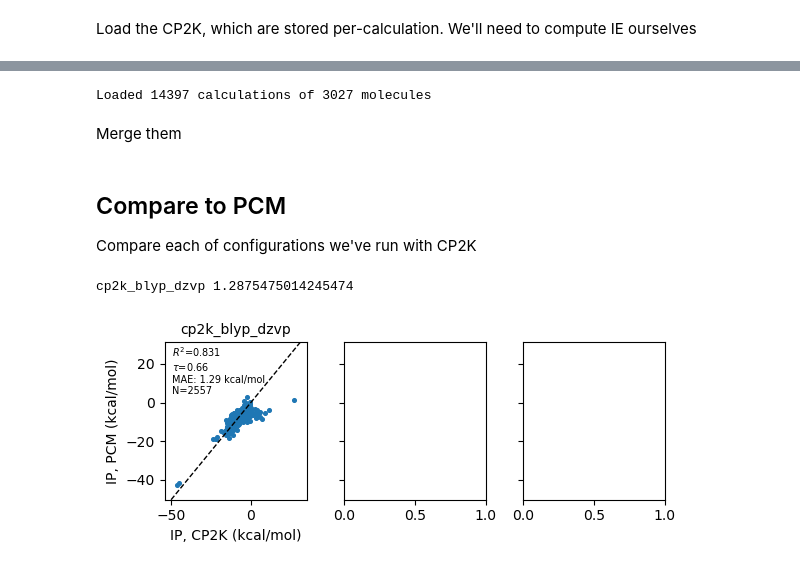
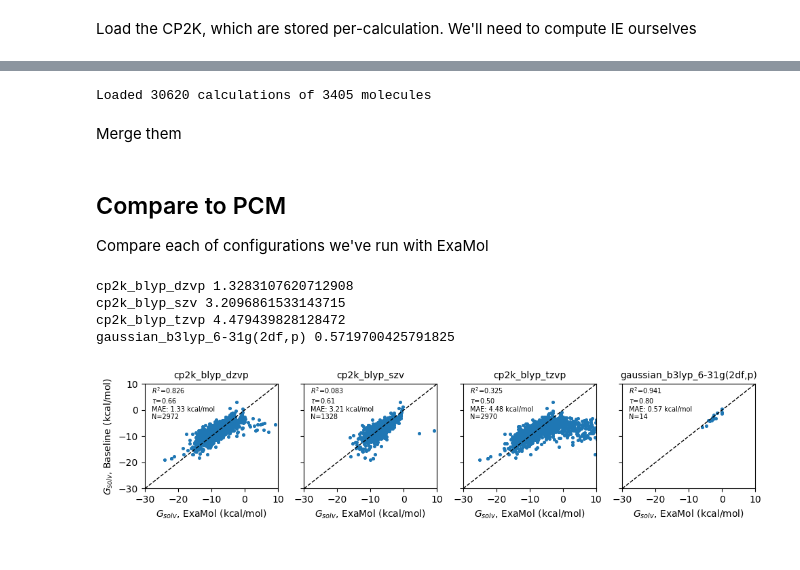
Before and after one commit to exalearn/ExaMol, a Jupyter notebook: scripts/redoxmers/check-chemistry-settings/validate-solvation-energies.ipynb, the cells around one changed output, grey strips where cells are left out. Saved outputs shown, nothing was run; the diff lists cells and outputs as text; code cells hidden in the pictures.

```diff
--- a/scripts/redoxmers/check-chemistry-settings/validate-solvation-energies.ipynb
+++ b/scripts/redoxmers/check-chemistry-settings/validate-solvation-energies.ipynb
@@ -28,46 +31,52 @@ Loaded 8213 calculations of 2862 molecules
 # %%
-cp2k_vacuum = pd.read_json('output.json', lines=True).drop(columns=['result'])
-print(f'Loaded {len(cp2k_vacuum)} calculations of {len(set(cp2k_vacuum.filename))} molecules')
+examol_vacuum = pd.concat([
+    pd.read_json(path, lines=True).drop(columns=['result'])
+    for path in Path().glob('**/output.json')
+])
+print(f'Loaded {len(examol_vacuum)} calculations of {len(set(examol_vacuum.filename))} molecules')
 # %% [output]
-Loaded 14397 calculations of 3027 molecules
+Loaded 30620 calculations of 3405 molecules
 # %% [markdown]
 Merge them
 # %%
-cp2k_data = cp2k_solvent.merge(cp2k_vacuum, on=['config_name', 'charge', 'filename', 'smiles'], suffixes=['_solvent', '_vacuum'])
+examol_data = examol_solvent.merge(examol_vacuum, on=['config_name', 'charge', 'filename', 'smiles'], suffixes=['_solvent', '_vacuum'])
 # %%
-cp2k_data['G_solv'] = (cp2k_data['energy_solvent'] - cp2k_data['energy_vacuum']) * units.mol / units.kcal
+examol_data['G_solv'] = (examol_data['energy_solvent'] - examol_data['energy_vacuum']) * units.mol / units.kcal
 # %% [markdown]
 ## Compare to PCM
-Compare each of configurations we've run with CP2K
+Compare each of configurations we've run with ExaMol
 # %%
-total_configs = len(set(cp2k_data.config_name))
+total_configs = len(set(examol_data.config_name))
 # %%
-fig, axs = plt.subplots(1, 3, sharey=True, figsize=(6, 2.5))
+fig, axs = plt.subplots(1, total_configs, sharey=True, figsize=(total_configs * 2.5, 2.5))
 
-for ax, (gid, group) in zip(axs, cp2k_data.query('charge==0').groupby('config_name')):
+for ax, (gid, group) in zip(axs, examol_data.query('charge==0').groupby('config_name')):
     ax.set_title(gid, fontsize=10)
 
     # Plot the data
     merged = group.merge(baseline, on=['smiles'])
     r2 = pearsonr(merged['G_solv'], merged['sol_acn'])
     tau = kendalltau(merged['G_solv'], merged['sol_acn'])
     offset = (merged['G_solv'] - merged['sol_acn']).mean()
     mae = ((merged['G_solv'] - merged['sol_acn']) - offset).abs().mean()
     print(gid, mae)
     ax.scatter(merged['G_solv'], merged['sol_acn'], s=7)
     ax.text(0.05, 0.98, f'$R^2$={r2[0]:.3f}\n$\\tau$={tau[0]:.2f}\nMAE: {mae :.2f} kcal/mol\nN={len(merged)}',
            transform=ax.transAxes, va='top', fontsize=7)
 
     # Plot y=x
-    #ax.set_xlim(4, 16)
+    ax.set_xlim(-30, 10)
     ax.set_ylim(ax.get_xlim())
-
     ax.plot(ax.get_xlim(), ax.get_xlim(), 'k--', lw=1)
 
-    ax.set_xlabel('IP, CP2K (kcal/mol)')
+    ax.set_xlabel('$G_{solv}$, ExaMol (kcal/mol)')
 
-axs[0].set_ylabel('IP, PCM (kcal/mol)')
+axs[0].set_ylabel('$G_{solv}$, Baseline (kcal/mol)')
 fig.tight_layout()
+fig.savefig('figures/solvation-energy-validation.png', dpi=320)
 # %% [output]
-cp2k_blyp_dzvp 1.2875475014245474
+cp2k_blyp_dzvp 1.3283107620712908
+cp2k_blyp_szv 3.2096861533143715
+cp2k_blyp_tzvp 4.479439828128472
+gaussian_b3lyp_6-31g(2df,p) 0.5719700425791825
-[figure, old version]
+[figure, new version]
```
Also changed, not shown: parts of 4 cells of this notebook, 13 other files.
